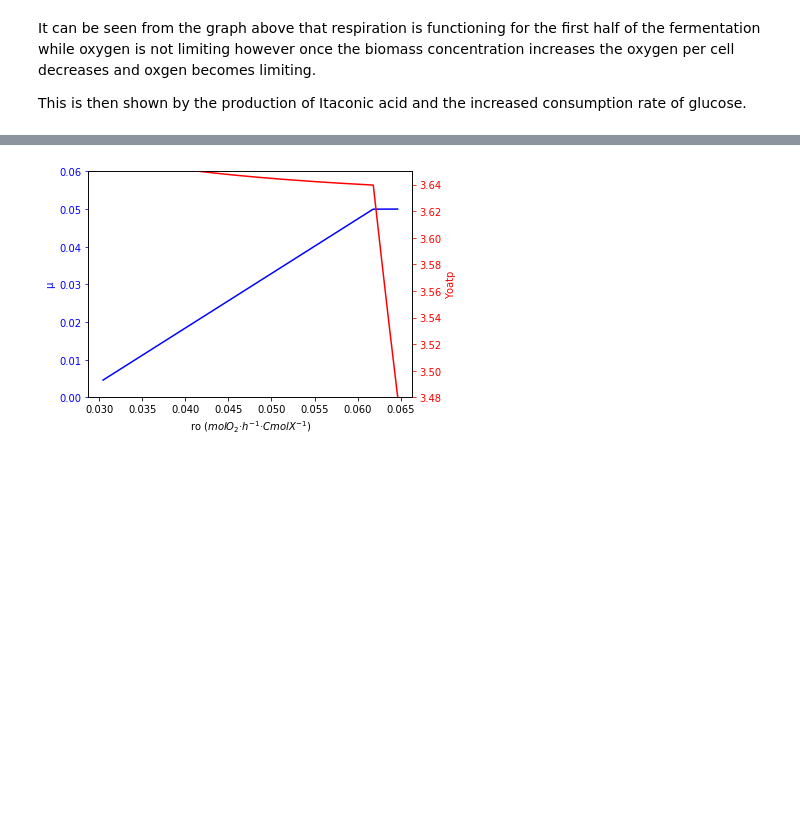
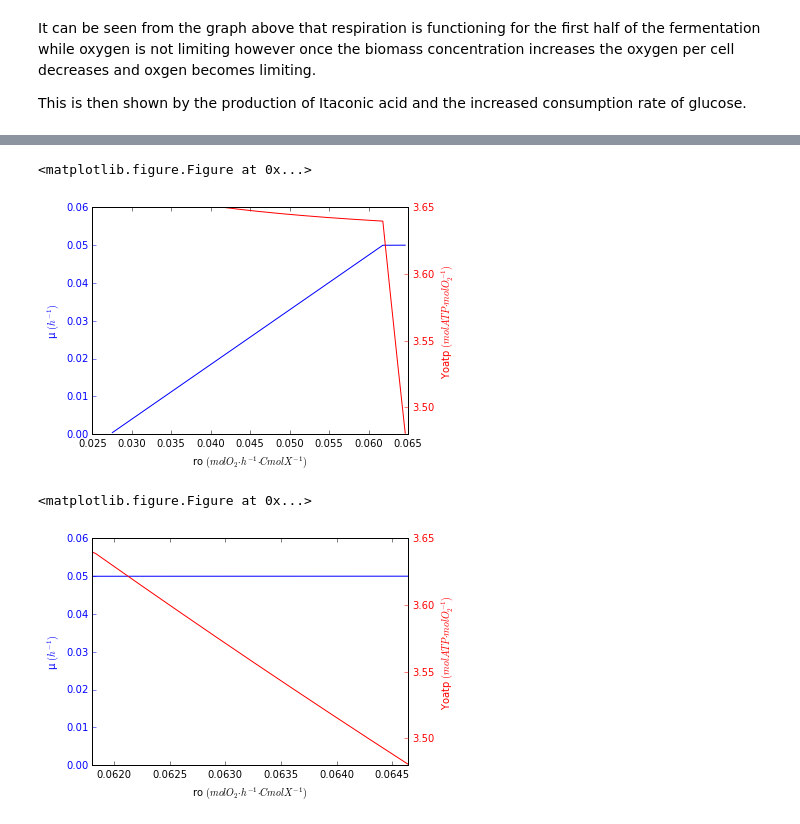
Before and after one commit to reubens9/CBP732-Reuben, a Jupyter notebook: Assignment 2/Aerobic model.ipynb, the cells around one changed output, grey strips where cells are left out. Cells and saved outputs as stored; diff of their text form; code cells hidden in the pictures; blank space fills up the shorter version.

```diff
--- a/Assignment 2/Aerobic model.ipynb
+++ b/Assignment 2/Aerobic model.ipynb
@@ -189,7 +189,7 @@ def rates(C,t):
 #     print (ro_mt)
     if ro_mt > flux[6,0]*Cx:
         return [flux[1,0],
-                -flux[0,0],
+                -mu,
                  flux[5,0],
                flux[2,0] + 1/5*flux[5,0] + alpha*flux[1,0],
                flux[6,0],
@@ -210,7 +210,7 @@ def rates(C,t):
 #         if cnt == 2:
 #             print (t)
         return [flux[1,0],
-                -flux[0,0],
+                -mu,
                  flux[5,0],
                flux[2,0] + 1/5*flux[5,0] + alpha*flux[1,0],
                flux[6,0],
@@ -222,17 +222,20 @@ def rates(C,t):
 # %%
 Cxo,Cso,Cio,Cco,Co, res,atp = 0.1,50,0,0,0,0,0
 Co_sat = 7 / 1000 / 32  # mol O2 per liter
-kla = 500
+kla = 200
 C = [Cxo,Cso,Cio,Cco, Co,res,atp]
-T = 100
+T = 160
 leng = T*101
 tspan = np.linspace(0,T,leng)
 Cans = odeint(dNdt,C,tspan)
 Cx,Cs,Ci,Cco,Co,res,atp = Cans.T
+plt.figure()
 plt.plot(tspan, Cx, 'b', label='Cx')
 plt.plot(tspan, Ci, 'c', label='Ci')
 plt.plot(tspan, Cs, 'k', label='Cs')
-
+plt.xlabel('Time ($h$)')
+plt.ylabel('Concentration ($cmol/L$)')
+plt.ylim(0)
 # Cxo,Cso,Cio,Cco,Co, res = 0.1,50,0,0,0,0
 # Co_sat = 7 / 1000 / 32  # mol O2 per liter
 # kla = 200
@@ -245,6 +248,8 @@ plt.plot(tspan, Cs, 'k', label='Cs')
 # plt.plot(tspan, Ci2, 'g', label='Ci')
 # # plt.plot(tspan, Cco, 'k', label='Cco2')
 plt.legend(loc = 'best')
+
+plt.savefig('conc.png')
 plt.show()
 print ('T = ',tspan[5600])
 # %% [output]
@@ -313,19 +321,44 @@ plt.show()
 # %%
+
+plt.figure()
 fig, ax1 = plt.subplots()
 ax1.plot(ro[s:e], rx[s:e], 'b-')
 ax1.axis(ymin = 0,ymax= 0.06)
 ax1.set_xlabel('ro $(mol O_2 \xB7 h^{-1} \xB7 CmolX^{-1})$')
 # Make the y-axis label, ticks and tick labels match the line color.
-ax1.set_ylabel('µ', color='b')
+ax1.set_ylabel('µ $(h^{-1})$', color='b')
 ax1.tick_params('y', colors='b')
 
 ax2 = ax1.twinx()
 ax2.axis(ymin = 3.48,ymax= 3.65)
 ax2.plot(ro[s:e], Yoatp[s:e], 'r')
-ax2.set_ylabel('Yoatp', color='r')
+ax2.set_ylabel('Yoatp $(mol ATP \xB7 mol O_2^{-1})$ ', color='r')
 ax2.tick_params('y', colors='r')
 
 fig.tight_layout()
+plt.savefig("full.png")
 plt.show()
+
+plt.figure()
+fig, ax1 = plt.subplots()
+ax1.plot(ro[s:e], rx[s:e], 'b-')
+ax1.axis(ymin = 0,ymax= 0.06)
+ax1.set_xlabel('ro $(mol O_2 \xB7 h^{-1} \xB7 CmolX^{-1})$')
+# Make the y-axis label, ticks and tick labels match the line color.
+ax1.set_ylabel('µ $(h^{-1})$', color='b')
+ax1.tick_params('y', colors='b')
+
+ax2 = ax1.twinx()
+ax2.axis(ymin = 3.48,ymax= 3.65)
+ax2.plot(ro[s:e], Yoatp[s:e], 'r')
+ax2.set_ylabel('Yoatp $(mol ATP \xB7 mol O_2^{-1})$ ', color='r')
+ax2.tick_params('y', colors='r')
+plt.xlim([ro[5804],ro[5600]])
+fig.tight_layout()
+plt.savefig('zoom.png')
+plt.show()
 # %% [output]
+<matplotlib.figure.Figure at 0x...>
-[figure, old version]
+[figure, new version]
+<matplotlib.figure.Figure at 0x...>
+[figure, added]
```
Also changed, not shown: parts of 6 cells of this notebook, 12 other files.
